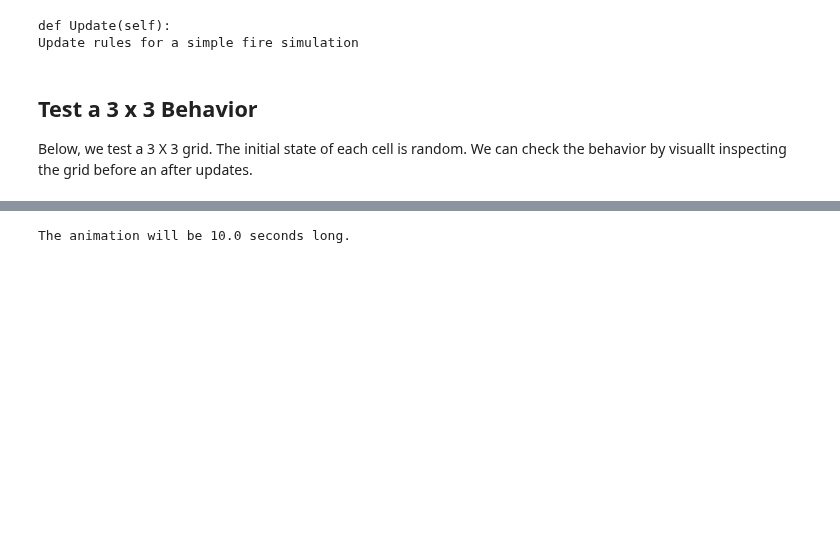
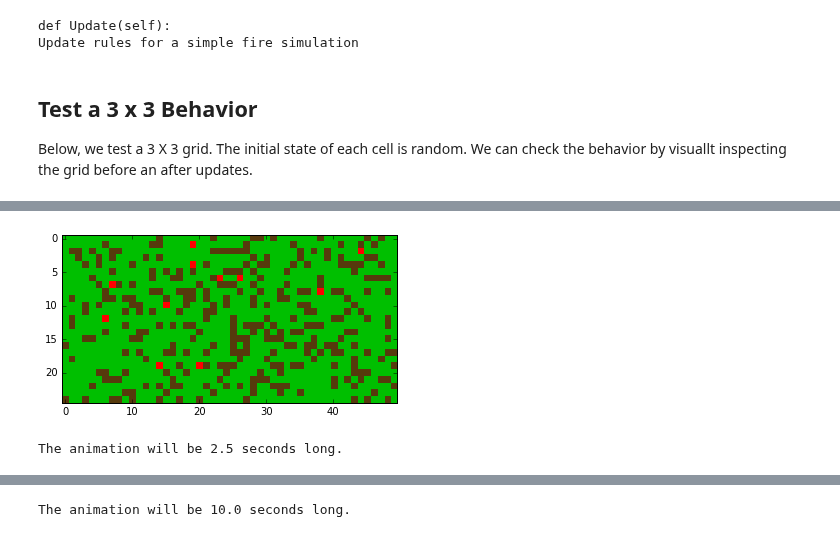
Before and after one commit to UCO-CSPI/CellularAutomaton, a Jupyter notebook: testingFireGrid.ipynb, the cells around one changed output, grey strips where cells are left out. Cells and saved outputs as stored; diff of their text form; code cells hidden in the pictures; blank space fills up the shorter version.

```diff
--- a/testingFireGrid.ipynb
+++ b/testingFireGrid.ipynb
@@ -112,6 +141,5 @@ MyFigure
 # %%
-def uf():
-    MyGrid.Update()
-    MyAxes.imshow(MyGrid['Value'],interpolation='nearest')
-    #MyAxes.imshow(MyGrid['Value'])
-    MyFigure
+MyAxes.imshow(SmallGrid01['Value'],interpolation='nearest')
+MyFigure
+# %% [output]
+[figure, added]
@@ -133,0 +146,7 @@ def init(grid, rows, columns, probtree, probburning):
+# %%
+AnimationFrames = 50  #total number of frames in animation.
+DelayBetweenFrames = 50 #in msec (20 gives 50 fps) (33.3 gives 30 fps)
+AnimationTime = AnimationFrames * DelayBetweenFrames/1000
+print ("The animation will be {:.1f} seconds long.".format(AnimationTime))
+# %% [output]
+The animation will be 2.5 seconds long.
```
Also changed, not shown: parts of 81 cells of this notebook, 1 other file.
